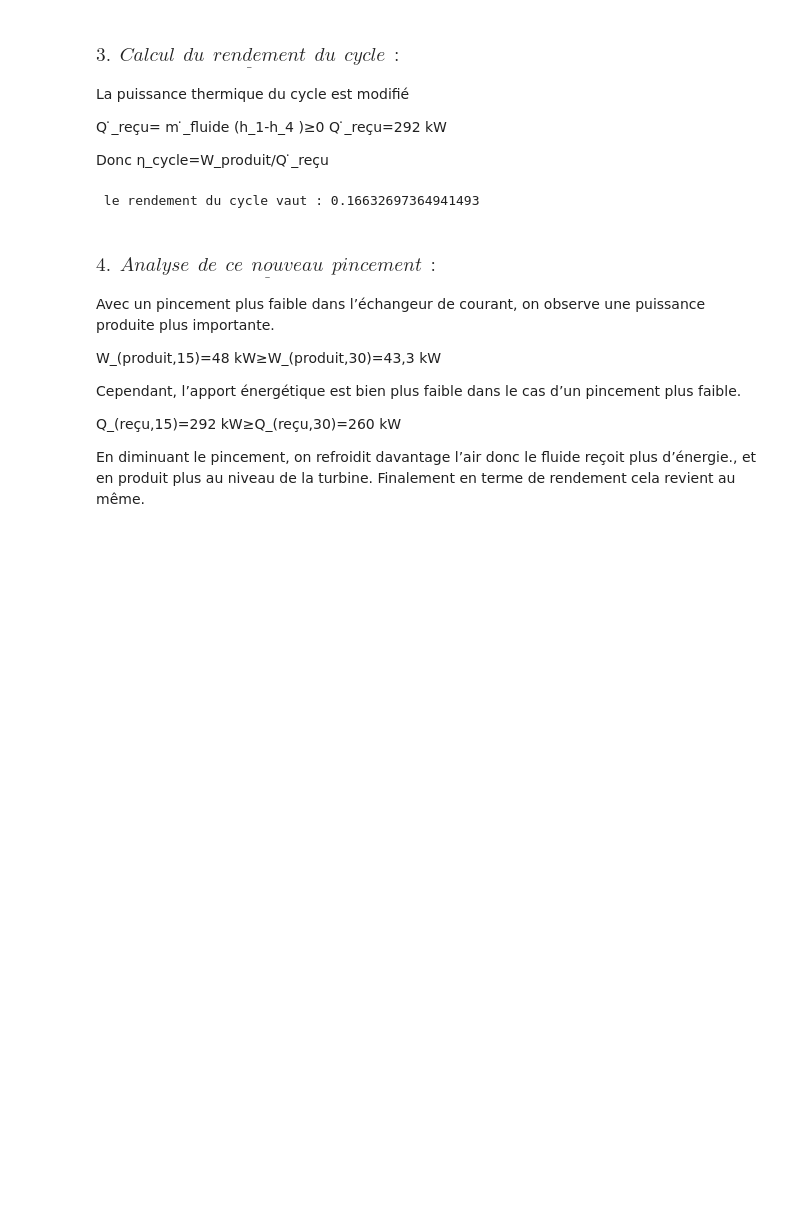
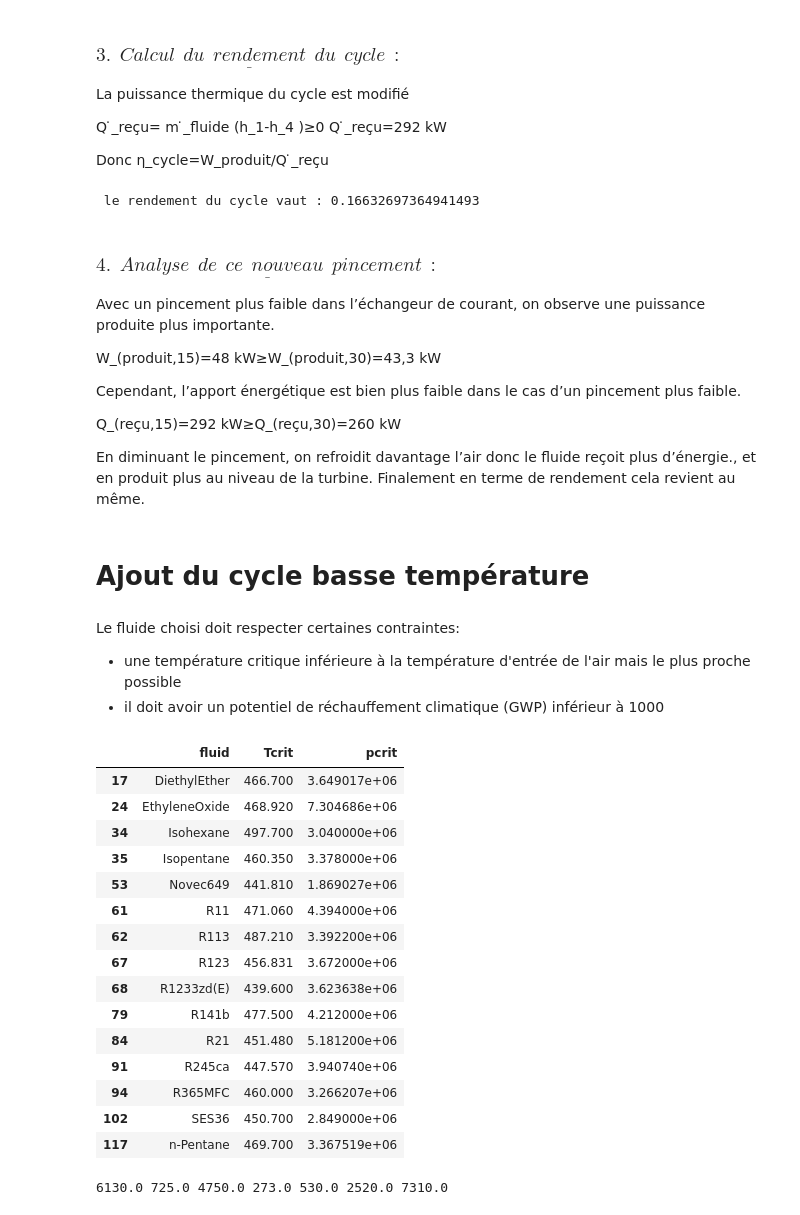
Before and after one commit to valdo92/GE, a Jupyter notebook: projet8.ipynb, the cells around one changed output. Saved outputs shown, nothing was run; the diff lists cells and outputs as text; code cells hidden in the pictures; blank space fills up the shorter version.

```diff
--- a/projet8.ipynb
+++ b/projet8.ipynb
@@ -281,3 +281,5 @@ Cependant, l’apport énergétique est bien plus faible dans le cas d’un pinc
 Q_(reçu,15)=292 kW≥Q_(reçu,30)=260 kW
 
 En diminuant le pincement, on refroidit davantage l’air donc le fluide reçoit plus d’énergie., et en produit plus au niveau de la turbine. Finalement en terme de rendement cela revient au même.
+# %% [markdown]
+# Ajout du cycle basse température
@@ -283,0 +412,46 @@ En diminuant le pincement, on refroidit davantage l’air donc le fluide reçoit
+# %% [markdown]
+Le fluide choisi doit respecter certaines contraintes:
+- une température critique inférieure à la température d'entrée de l'air mais le plus proche possible
+- il doit avoir un potentiel de réchauffement climatique (GWP) inférieur à 1000
+# %%
+df = pd.DataFrame(fluids, columns = ['fluid'])
+
+def newcolumn(df,property,n):
+    df[property] = 1
+    for i in range(len(df)):
+        df.iloc[i,n] = CP.PropsSI(property, df.iloc[i,0])
+
+
+properties = ['Tcrit','pcrit']
+
+for (i,property) in enumerate(properties):
+    newcolumn(df,property,i+1)
+
+
+df2 = df[(df['Tcrit']-Tf4sl-pinch < 0)&(df['Tcrit']-Tf4sl-pinch > -60)]
+fluids_1=df2["fluid"]
+# %%
+df2
+# %% [output]
+|  | fluid | Tcrit | pcrit |
+| 17 | DiethylEther | 466.700 | 3.649017e+06 |
+| 24 | EthyleneOxide | 468.920 | 7.304686e+06 |
+| 34 | Isohexane | 497.700 | 3.040000e+06 |
+| 35 | Isopentane | 460.350 | 3.378000e+06 |
+| 53 | Novec649 | 441.810 | 1.869027e+06 |
+| 61 | R11 | 471.060 | 4.394000e+06 |
+| 62 | R113 | 487.210 | 3.392200e+06 |
+| 67 | R123 | 456.831 | 3.672000e+06 |
+| 68 | R1233zd(E) | 439.600 | 3.623638e+06 |
+| 79 | R141b | 477.500 | 4.212000e+06 |
+| 84 | R21 | 451.480 | 5.181200e+06 |
+| 91 | R245ca | 447.570 | 3.940740e+06 |
+| 94 | R365MFC | 460.000 | 3.266207e+06 |
+| 102 | SES36 | 450.700 | 2.849000e+06 |
+| 117 | n-Pentane | 469.700 | 3.367519e+06 |
+# %%
+print(CP.PropsSI('R113', 'GWP100'),
+CP.PropsSI('R141b', 'GWP100'),CP.PropsSI('R11', 'GWP100'),CP.PropsSI('R123', 'GWP20'),
+      CP.PropsSI('R21', 'GWP20'),CP.PropsSI('R365MFC', 'GWP20'),       CP.PropsSI('SES36', 'GWP20') )
+# %% [output]
+6130.0 725.0 4750.0 273.0 530.0 2520.0 7310.0
```
Also changed, not shown: parts of 3 cells of this notebook.
